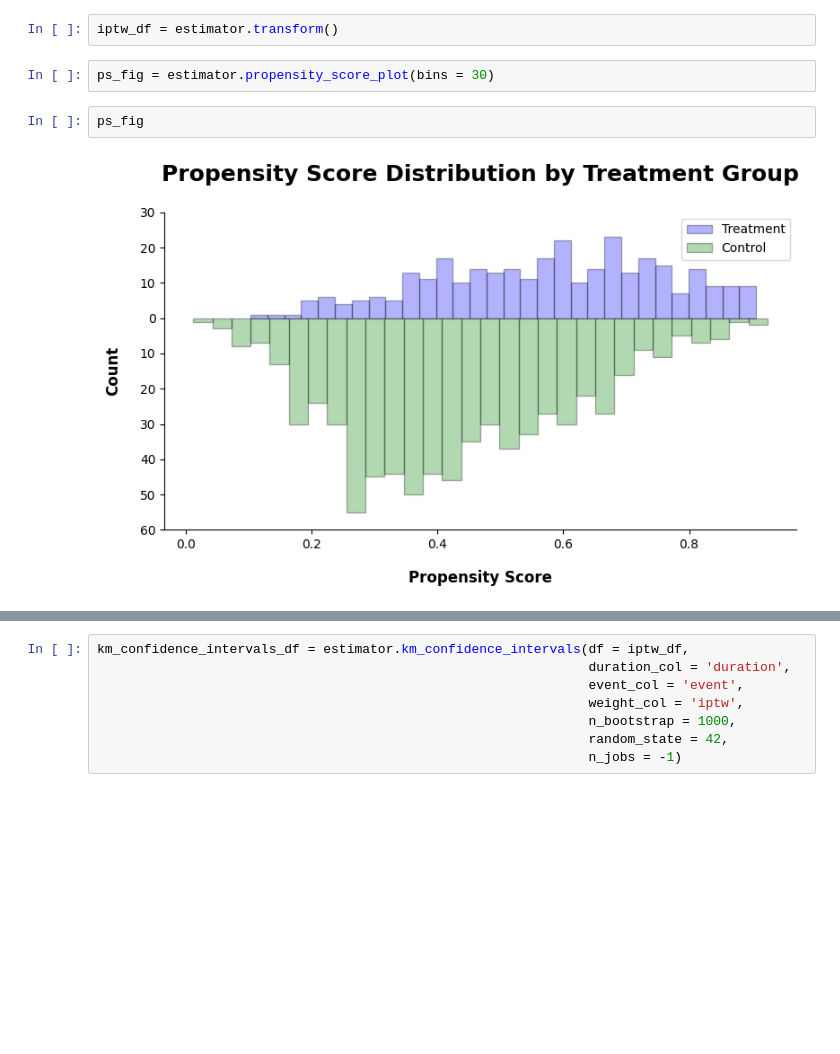
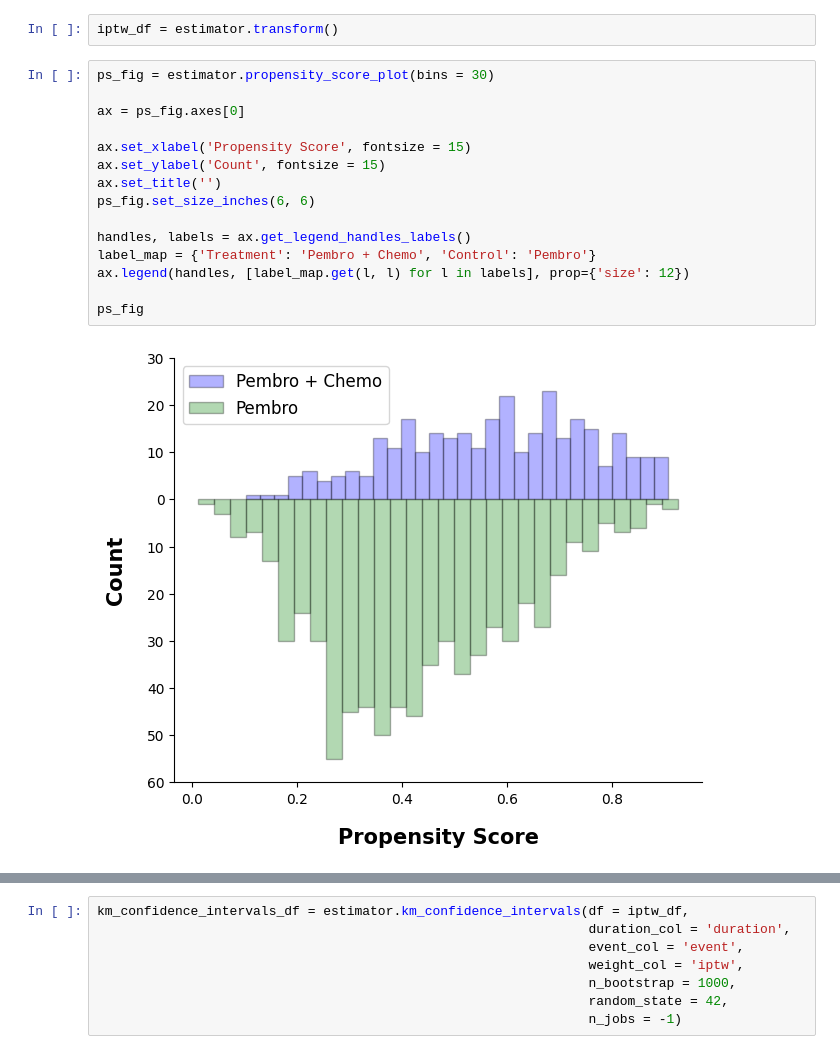
Before and after one commit to xavier-orcutt/io-heterogeneity, a Jupyter notebook: advHeadNeck/notebooks/os_above_crossover.ipynb, the cells around one changed output, grey strips where cells are left out. Cells and saved outputs as stored; diff of their text form; blank space fills up the shorter version.

Commit message:
updated ps and smd plots

```diff
--- a/advHeadNeck/notebooks/os_above_crossover.ipynb
+++ b/advHeadNeck/notebooks/os_above_crossover.ipynb
@@ -110,10 +110,21 @@ estimator.fit(df = df,
               use_missing_flags = False)
 # %%
 iptw_df = estimator.transform()
-# %%
-ps_fig = estimator.propensity_score_plot(bins = 30)
 # %%
+ps_fig = estimator.propensity_score_plot(bins = 30)
+
+ax = ps_fig.axes[0]
+
+ax.set_xlabel('Propensity Score', fontsize = 15)
+ax.set_ylabel('Count', fontsize = 15)
+ax.set_title('')
+ps_fig.set_size_inches(6, 6)
+
+handles, labels = ax.get_legend_handles_labels()
+label_map = {'Treatment': 'Pembro + Chemo', 'Control': 'Pembro'}
+ax.legend(handles, [label_map.get(l, l) for l in labels], prop={'size': 12})
+
 ps_fig
 # %% [output]
-[figure, old version]
+[figure, new version]
 # %%
```
Also changed, not shown: parts of 3 cells of this notebook, 3 other files.
